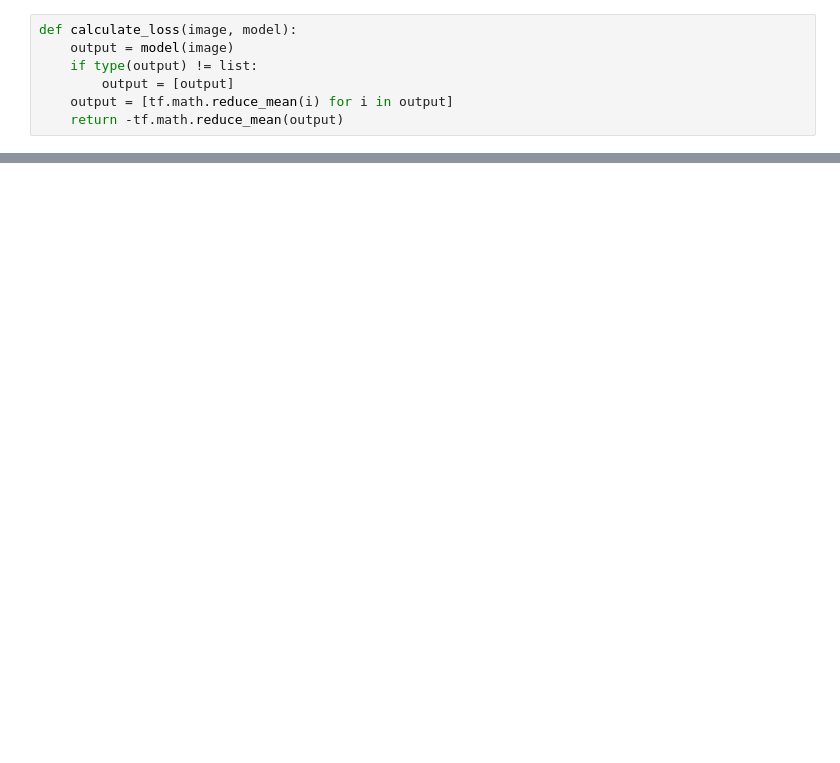
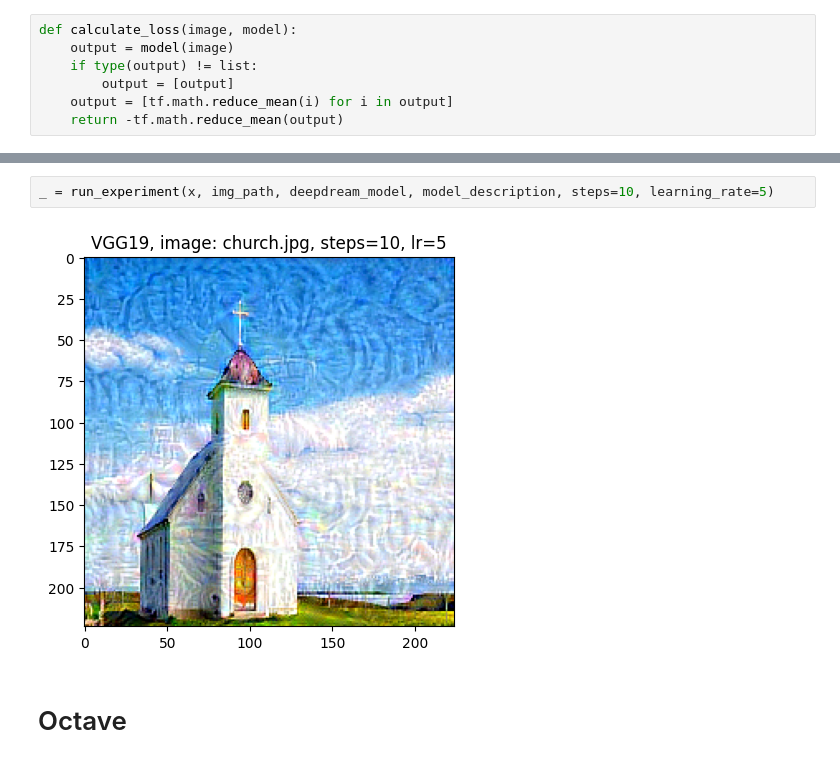
Before and after one commit to CsanyiDavid/deepdream, a Jupyter notebook: main.ipynb, the cells around one changed output, grey strips where cells are left out. Drawn from its saved outputs; the diff is of its cells as text; blank space fills up the shorter version.

```diff
--- a/main.ipynb
+++ b/main.ipynb
@@ -219,0 +199,6 @@ tf.keras.applications.vgg19.decode_predictions(
+# %%
+_ = run_experiment(x, img_path, deepdream_model, model_description, steps=10, learning_rate=5)
+# %% [output]
+[figure, added]
+# %% [markdown]
+# Octave
```
Also changed, not shown: parts of 17 cells of this notebook.
